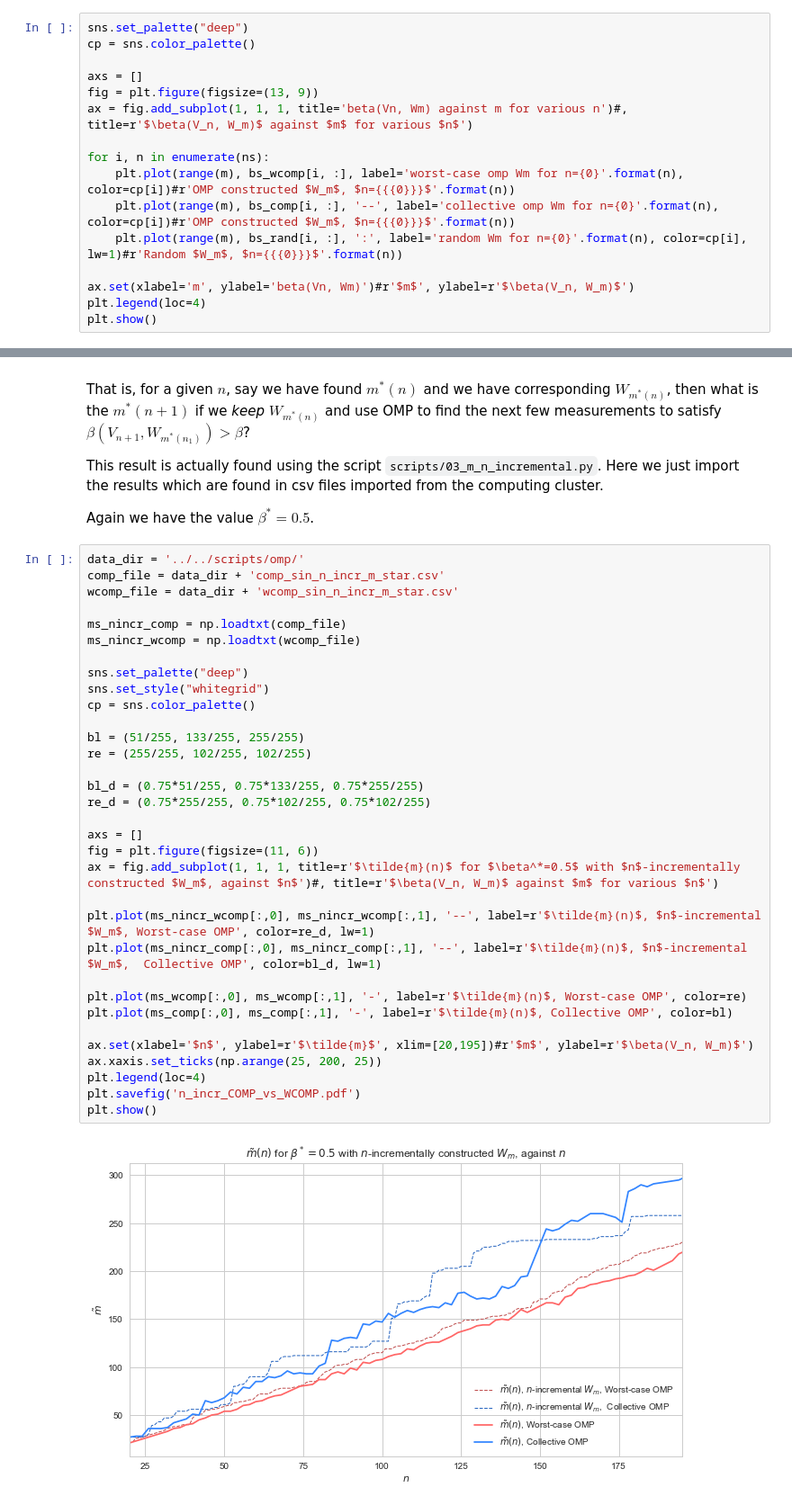
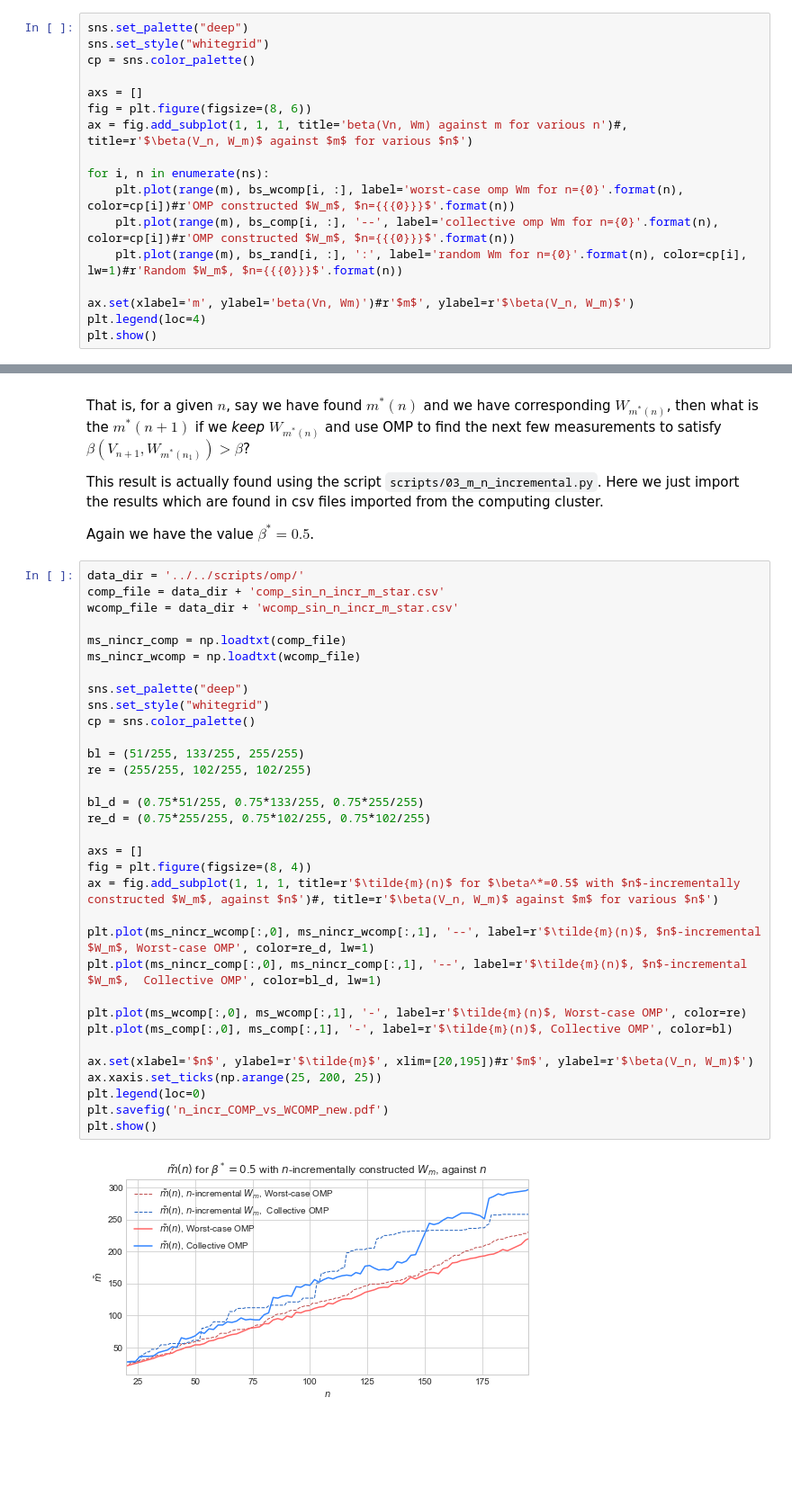
Before and after one commit to james-nichols/pyApproxTools, a Jupyter notebook: notebooks/omp/02_omp_point_eval.ipynb, the cells around one changed output, grey strips where cells are left out. Shown: that part at 90% size. Saved outputs shown, nothing was run; the diff lists cells and outputs as text; blank space fills up the shorter version.

```diff
--- a/notebooks/omp/02_omp_point_eval.ipynb
+++ b/notebooks/omp/02_omp_point_eval.ipynb
@@ -106,10 +106,11 @@ i        || P_Vn (w - P_Wm w) ||
 Done!
 # %%
 sns.set_palette("deep")
+sns.set_style("whitegrid")
 cp = sns.color_palette()
 
 axs = []
-fig = plt.figure(figsize=(13, 9))
+fig = plt.figure(figsize=(8, 6))
 ax = fig.add_subplot(1, 1, 1, title='beta(Vn, Wm) against m for various n')#, title=r'$\beta(V_n, W_m)$ against $m$ for various $n$')
 
 for i, n in enumerate(ns):
@@ -298,34 +275,34 @@ Again we have the value $\beta^* = 0.5$.
 data_dir = '../../scripts/omp/'
 comp_file = data_dir + 'comp_sin_n_incr_m_star.csv'
 wcomp_file = data_dir + 'wcomp_sin_n_incr_m_star.csv'
 
 ms_nincr_comp = np.loadtxt(comp_file)
 ms_nincr_wcomp = np.loadtxt(wcomp_file)
 
 sns.set_palette("deep")
 sns.set_style("whitegrid")
 cp = sns.color_palette()
 
 bl = (51/255, 133/255, 255/255)
 re = (255/255, 102/255, 102/255)
 
 bl_d = (0.75*51/255, 0.75*133/255, 0.75*255/255)
 re_d = (0.75*255/255, 0.75*102/255, 0.75*102/255)
 
 axs = []
-fig = plt.figure(figsize=(11, 6))
+fig = plt.figure(figsize=(8, 4))
 ax = fig.add_subplot(1, 1, 1, title=r'$\tilde{m}(n)$ for $\beta^*=0.5$ with $n$-incrementally constructed $W_m$, against $n$')#, title=r'$\beta(V_n, W_m)$ against $m$ for various $n$')
 
 plt.plot(ms_nincr_wcomp[:,0], ms_nincr_wcomp[:,1], '--', label=r'$\tilde{m}(n)$, $n$-incremental $W_m$, Worst-case OMP', color=re_d, lw=1)
 plt.plot(ms_nincr_comp[:,0], ms_nincr_comp[:,1], '--', label=r'$\tilde{m}(n)$, $n$-incremental $W_m$,  Collective OMP', color=bl_d, lw=1)
 
 plt.plot(ms_wcomp[:,0], ms_wcomp[:,1], '-', label=r'$\tilde{m}(n)$, Worst-case OMP', color=re)
 plt.plot(ms_comp[:,0], ms_comp[:,1], '-', label=r'$\tilde{m}(n)$, Collective OMP', color=bl)
 
 ax.set(xlabel='$n$', ylabel=r'$\tilde{m}$', xlim=[20,195])#r'$m$', ylabel=r'$\beta(V_n, W_m)$')
 ax.xaxis.set_ticks(np.arange(25, 200, 25))
-plt.legend(loc=4)
-plt.savefig('n_incr_COMP_vs_WCOMP.pdf')
+plt.legend(loc=0)
+plt.savefig('n_incr_COMP_vs_WCOMP_new.pdf')
 plt.show()
 # %% [output]
-[figure, old version]
+[figure, new version]
```
Also changed, not shown: parts of 5 cells of this notebook, 1 other file.
